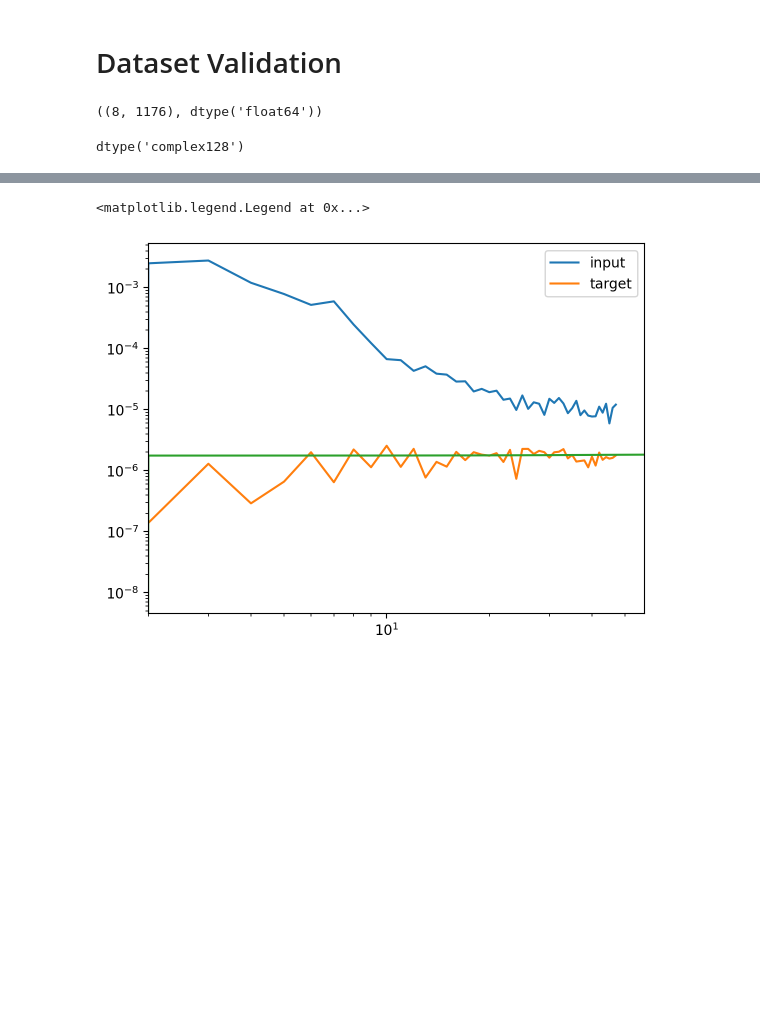
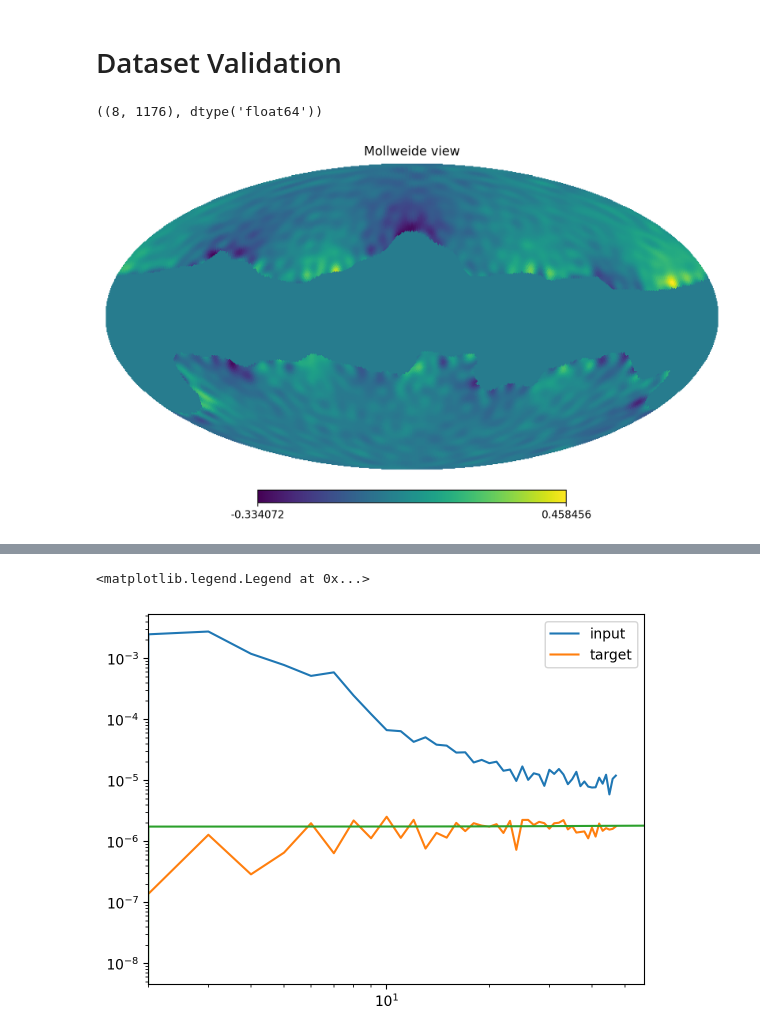
Before and after one commit to ev-watson/leakless, a Jupyter notebook: workspace.ipynb, the cells around one changed output, grey strips where cells are left out. Drawn from its saved outputs; the diff is of its cells as text; code cells hidden in the pictures; blank space fills up the shorter version.

```diff
--- a/workspace.ipynb
+++ b/workspace.ipynb
@@ -154,10 +150,11 @@ b_comb = a + 1j*b
 a = g[6]
 b = g[7]
 true = a + 1j*b
-# %%
-true.dtype
-# %% [output]
-dtype('complex128')
 # %%
 mask = hp.read_map(config.MASK_FILE, field=1)
 factor = np.mean(mask)
+# %%
+b_map = hp.alm2map(b_comb, nside=nside) * low_mask
+hp.mollview(b_map)
+# %% [output]
+[figure, added]
```
Also changed, not shown: parts of 5 cells of this notebook, 1 other file.
